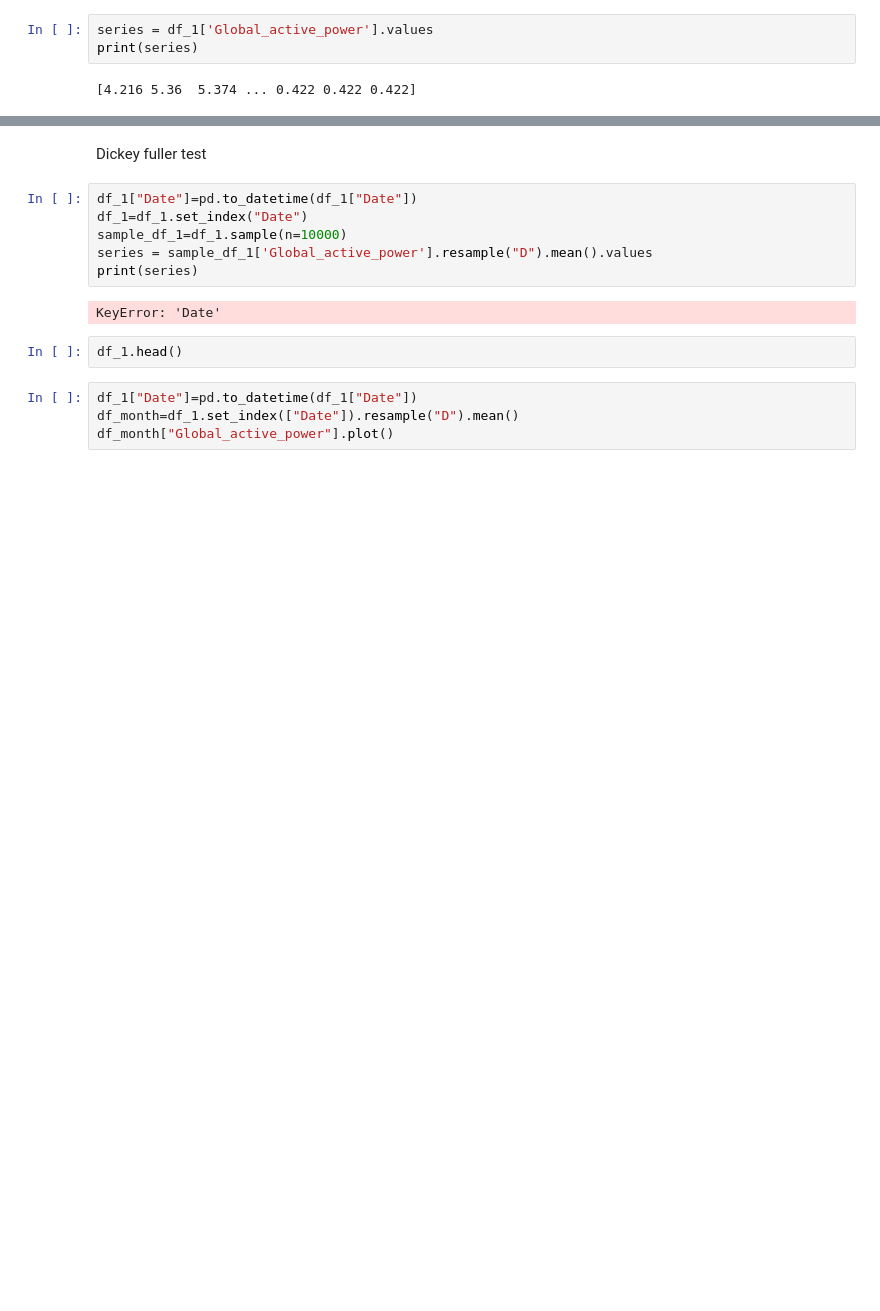
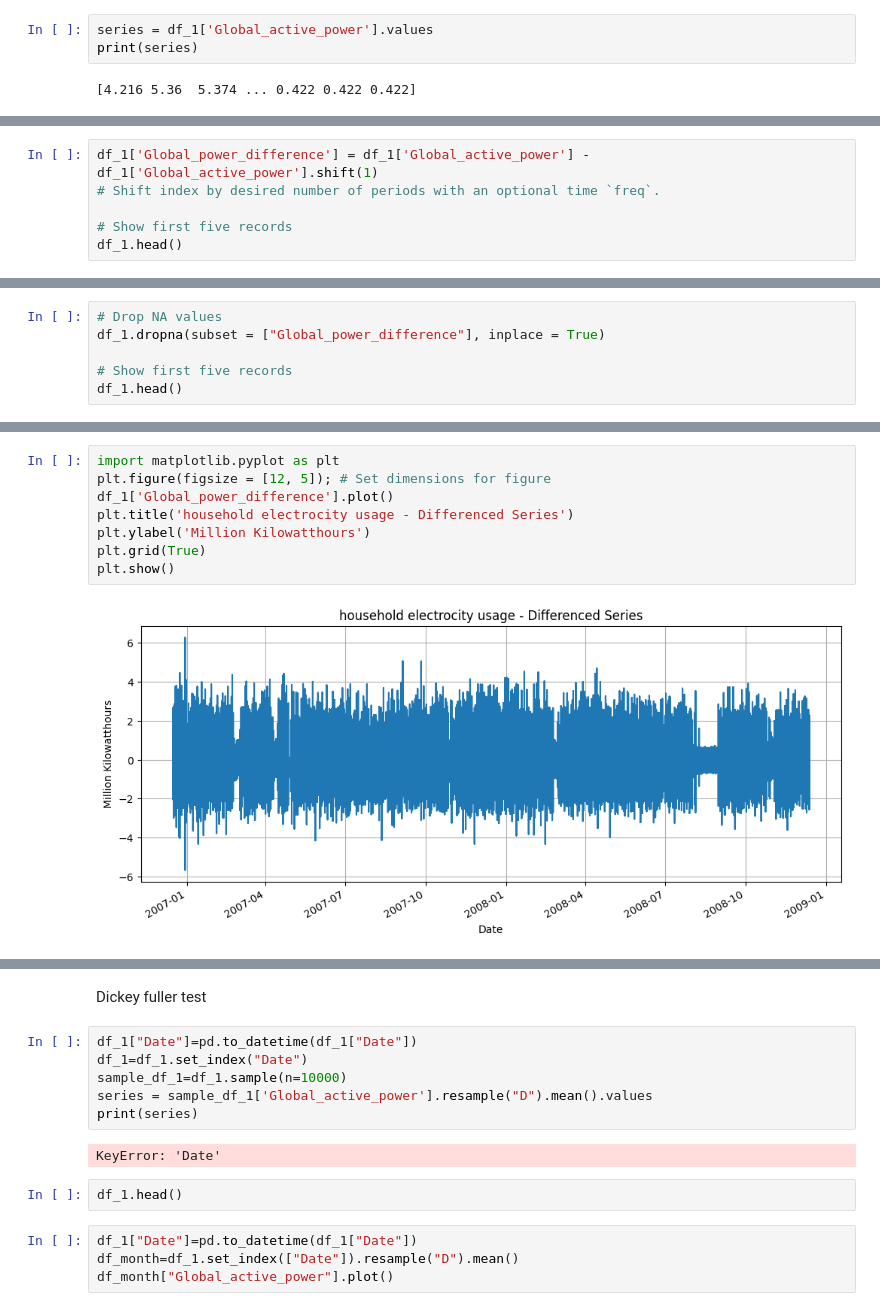
Before and after one commit to Enkhbayasgalan97/CA1-2026163, a Jupyter notebook: CA1.ipynb, the cells around one changed output, grey strips where cells are left out. Saved outputs shown, nothing was run; the diff lists cells and outputs as text; blank space fills up the shorter version.

```diff
--- a/CA1.ipynb
+++ b/CA1.ipynb
@@ -818,0 +848,6 @@ result = adfuller(series, autolag = 'AIC')
+# %%
+df_1['Global_power_difference'] = df_1['Global_active_power'] - df_1['Global_active_power'].shift(1)
+# Shift index by desired number of periods with an optional time `freq`.
+
+# Show first five records
+df_1.head()
@@ -818,0 +862,6 @@ result = adfuller(series, autolag = 'AIC')
+# %%
+# Drop NA values
+df_1.dropna(subset = ["Global_power_difference"], inplace = True)
+
+# Show first five records
+df_1.head()
@@ -818,0 +886,10 @@ result = adfuller(series, autolag = 'AIC')
+# %%
+import matplotlib.pyplot as plt
+plt.figure(figsize = [12, 5]); # Set dimensions for figure
+df_1['Global_power_difference'].plot()
+plt.title('household electrocity usage - Differenced Series')
+plt.ylabel('Million Kilowatthours')
+plt.grid(True)
+plt.show()
+# %% [output]
+[figure, added]
```
Also changed, not shown: parts of 11 cells of this notebook.
